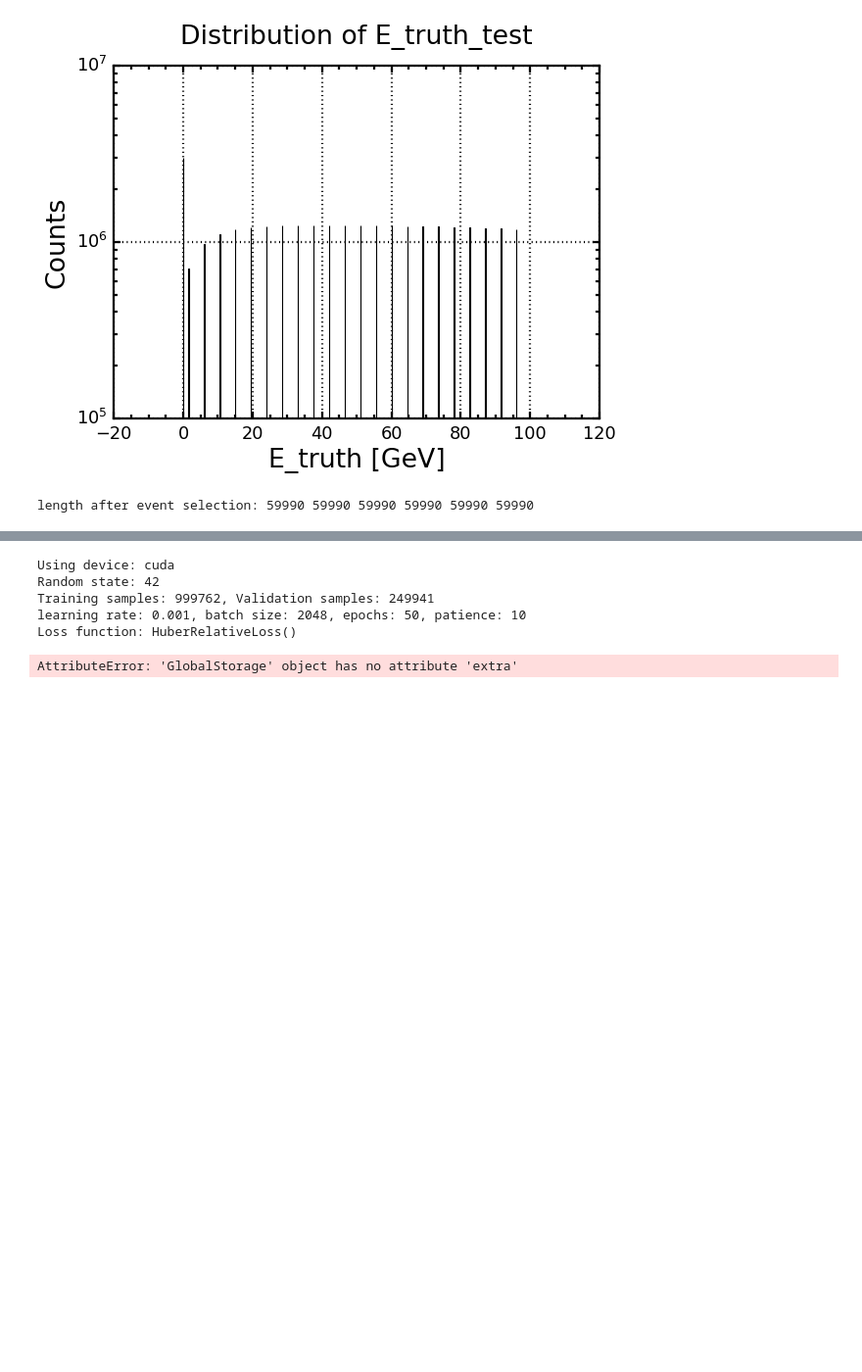
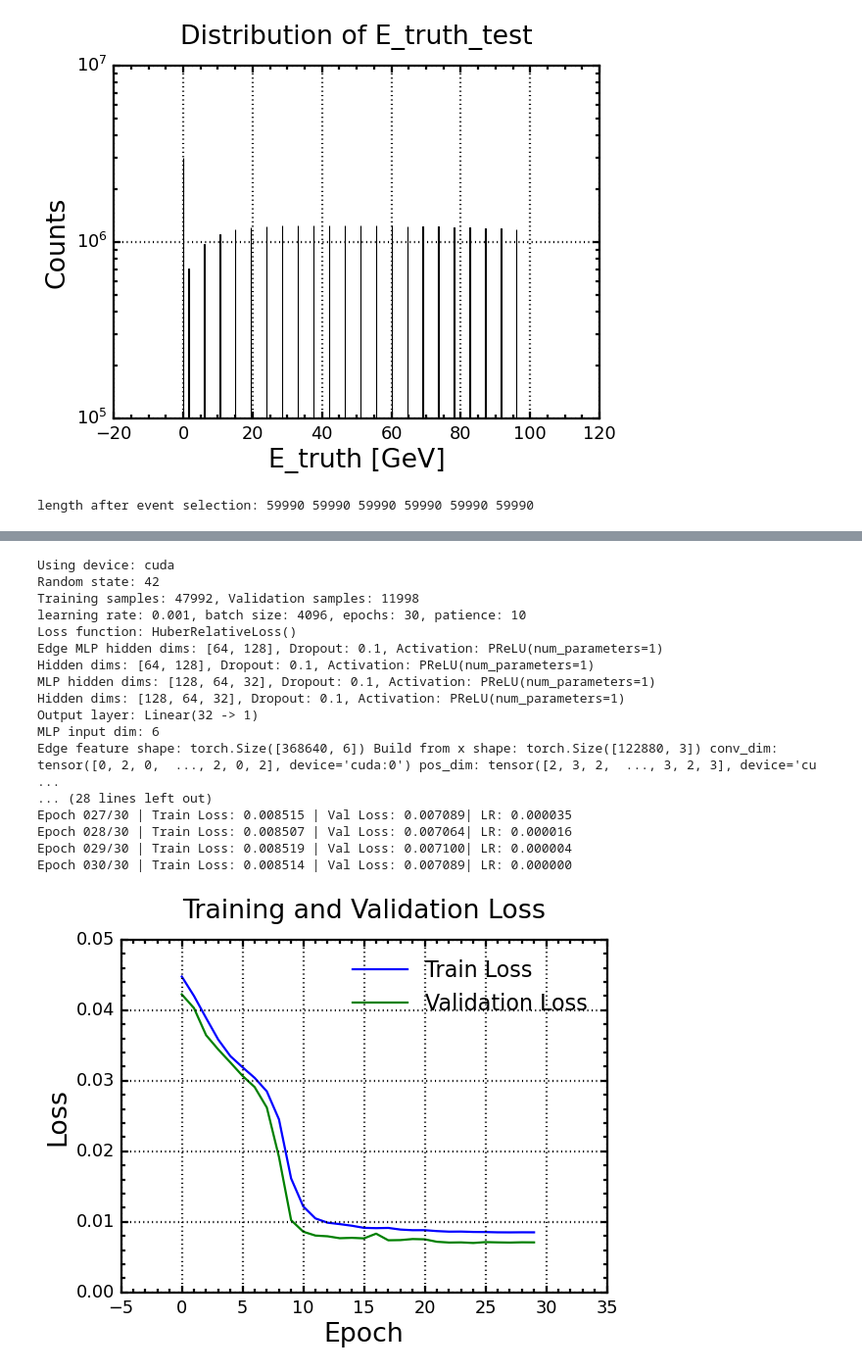
Before and after one commit to syk1995/SiW-ECAL-optimisation, a Jupyter notebook: Ana/Reconstruction/Reco_GNN.ipynb, the cells around one changed output, grey strips where cells are left out. Shown at 98% size. Cells and saved outputs as stored; diff of their text form; code cells hidden in the pictures; blank space fills up the shorter version.

```diff
--- a/Ana/Reconstruction/Reco_GNN.ipynb
+++ b/Ana/Reconstruction/Reco_GNN.ipynb
@@ -567,29 +597,41 @@ def train_dgcnn(data_list_train,data_list_val,
 # %%
 dgcnn_model, y_val_true, y_val_pred = train_dgcnn(
     data_list_train,
     data_list_val,
     activation=nn.PReLU(),
     loss=HuberRelativeLoss(delta=0.05),
-    dg_dims=[64, 128],
-    mlp_dims=[256, 128, 64],
+    EdgeMLP_dims=[64, 128],
+    mlp_dims=[128, 64, 32],
     dropout=0.1,
     lr=1e-3,
     weight_decay=5e-5,
     batch_size=batch_size,
-    epochs=50,
+    epochs=30,
     patience=10,
     val_split=0.2,
     random_state=random_state
 )
 torch.save(dgcnn_model, DataPath_Validate+f"/Models/DGCNN.pth")
 # Evaluate on test set
 # %% [output]
 Using device: cuda
 Random state: 42
-Training samples: 999762, Validation samples: 249941
-learning rate: 0.001, batch size: 2048, epochs: 50, patience: 10
+Training samples: 47992, Validation samples: 11998
+learning rate: 0.001, batch size: 4096, epochs: 30, patience: 10
 Loss function: HuberRelativeLoss()
+Edge MLP hidden dims: [64, 128], Dropout: 0.1, Activation: PReLU(num_parameters=1)
+Hidden dims: [64, 128], Dropout: 0.1, Activation: PReLU(num_parameters=1)
+MLP hidden dims: [128, 64, 32], Dropout: 0.1, Activation: PReLU(num_parameters=1)
+Hidden dims: [128, 64, 32], Dropout: 0.1, Activation: PReLU(num_parameters=1)
+Output layer: Linear(32 -> 1)
+MLP input dim: 6
+Edge feature shape: torch.Size([368640, 6]) Build from x shape: torch.Size([122880, 3]) conv_dim: tensor([0, 2, 0,  ..., 2, 0, 2], device='cuda:0') pos_dim: tensor([2, 3, 2,  ..., 3, 2, 3], device='cu ...
+... (28 lines left out)
+Epoch 027/30 | Train Loss: 0.008515 | Val Loss: 0.007089| LR: 0.000035
+Epoch 028/30 | Train Loss: 0.008507 | Val Loss: 0.007064| LR: 0.000016
+Epoch 029/30 | Train Loss: 0.008519 | Val Loss: 0.007100| LR: 0.000004
+Epoch 030/30 | Train Loss: 0.008514 | Val Loss: 0.007089| LR: 0.000000
-AttributeError: 'GlobalStorage' object has no attribute 'extra'
+[figure, added]
 # %%
 def Combined_fit(x, y, fit_range=(0,65), plot=True, num_bins=100):
     #Step 1: Linear
```
Also changed, not shown: parts of 8 cells of this notebook, 3 other files.
